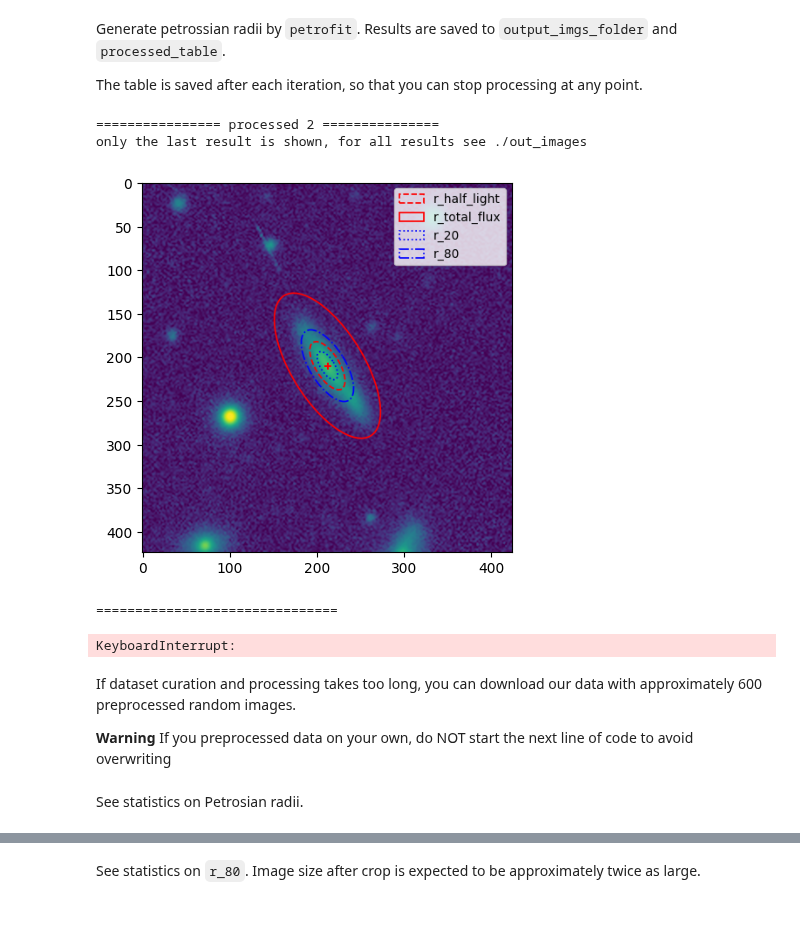
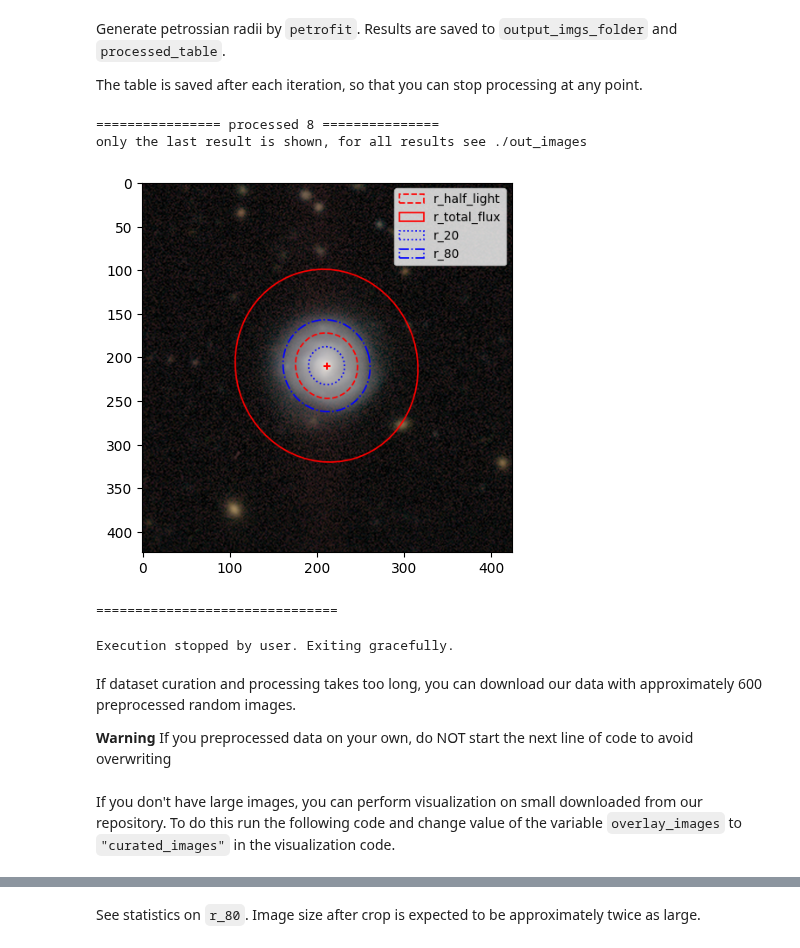
Before and after one commit to mtsizh/galaxy-morphology-manifold-learning, a Jupyter notebook: calculate_petrofit_data.ipynb, the cells around one changed output, grey strips where cells are left out. Drawn from its saved outputs; the diff is of its cells as text; code cells hidden in the pictures; blank space fills up the shorter version.

Commit message:
petrosian radii visualization now works on small and large images

```diff
--- a/calculate_petrofit_data.ipynb
+++ b/calculate_petrofit_data.ipynb
@@ -184,7 +47,7 @@ from google.colab import output
 
 original_table = 'curated_dataset.parquet'
 processed_table = 'petrofit_processed.parquet'
-input_imgs_folder = './curated_imgs'
+input_imgs_folder = './curated_imgs_large'
 output_imgs_folder = './out_images'
 
 
@@ -245,6 +108,7 @@ def create_overlay(name, save_to):
   image_x_0, image_y_0 = pf.get_source_position(source)
   p = pf.Petrosian(r_list, area_arr, flux_arr, flux_err=error_arr, eta=0.2)
 
+  h, w = image_data.shape[:2]
   r_80 = p._calculate_fraction_to_r(.8)[0]
   elong = pf.get_source_elong(source)
   position = pf.get_source_position(source)
@@ -252,69 +116,71 @@ def create_overlay(name, save_to):
   parameters = {
     'r_80': r_80,
     'elong': elong,
-    'position_X': position[0],
-    'position_Y': position[1],
+    'position_X': position[0] - w//2,
+    'position_Y': position[1] - h//2,
     'theta': theta
   }
 
   os.makedirs(os.path.dirname(save_to), exist_ok=True)
 
-  h, w = image_data.shape[:2]
   fig, ax = plt.subplots(figsize=(w/100, h/100), dpi=100)
   ax.imshow(raw_image)
   p.imshow(position=position, elong=elong, theta=theta, lw=1.25)
   plt.legend()
   plt.axis("off")
   fig.subplots_adjust(left=0, right=1, top=1, bottom=0)
   fig.canvas.draw()
   w, h = fig.canvas.get_width_height()
   buf, _ = fig.canvas.print_to_buffer()
   image_pil = Image.frombuffer("RGBA", (w, h), buf, "raw", "RGBA", 0, 1)
   image_pil.save(save_to, format="PNG")
   plt.close('all')
   return parameters
 
 
 if not os.path.isfile(processed_table):
   reset_table(original_table, processed_table)
 df = pd.read_parquet(processed_table)
 
 counter = 0
-for row in df.itertuples():
-  file_path = df.at[row.Index, 'png_loc'].replace('dr5', input_imgs_folder)
-  save_to_file_path = df.at[row.Index, 'png_loc'].replace('dr5', output_imgs_folder)
-  if df.at[row.Index, 'processed']:
-    print(f'skip already processed {file_path}')
-    continue
-  try:
-    parameters = create_overlay(file_path, save_to_file_path)
-  except Exception as e:
-    print(f"Error occurred for {file_path}: {e}")
-    continue
-  for k,v in parameters.items():
-    df.at[row.Index, k] = v
-  df.at[row.Index, 'processed'] = True
-  df.to_parquet(processed_table)
-  output.clear()
-  counter += 1
-  print(f'================ processed {counter} ===============')
-  print(f'only the last result is shown, for all results see {output_imgs_folder}')
-  saved_img = Image.open(save_to_file_path)
-  plt.imshow(saved_img)
-  plt.draw()
-  plt.show()
-  print('===============================')
+try:
+  for row in df.itertuples():
+    file_path = df.at[row.Index, 'png_loc'].replace('dr5', input_imgs_folder)
+    save_to_file_path = df.at[row.Index, 'png_loc'].replace('dr5', output_imgs_folder)
+    if df.at[row.Index, 'processed']:
+      print(f'skip already processed {file_path}')
+      continue
+    try:
+      parameters = create_overlay(file_path, save_to_file_path)
+    except Exception as e:
+      print(f"Error occurred for {file_path}: {e}")
+      continue
+    for k,v in parameters.items():
+      df.at[row.Index, k] = v
+    df.at[row.Index, 'processed'] = True
+    df.to_parquet(processed_table)
+    output.clear()
+    counter += 1
+    print(f'================ processed {counter} ===============')
+    print(f'only the last result is shown, for all results see {output_imgs_folder}')
+    saved_img = Image.open(save_to_file_path)
+    plt.imshow(saved_img)
+    plt.draw()
+    plt.show()
+    print('===============================')
+except KeyboardInterrupt:
+    print("Execution stopped by user. Exiting gracefully.")
 # %% [output]
-================ processed 2 ===============
+================ processed 8 ===============
 only the last result is shown, for all results see ./out_images
-[figure, old version]
+[figure, new version]
 ===============================
-KeyboardInterrupt:
+Execution stopped by user. Exiting gracefully.
 # %% [markdown]
 If dataset curation and processing takes too long, you can download our data with approximately 600 preprocessed random images.
 
 **Warning** If you preprocessed data on your own, do NOT start the next line of code to avoid overwriting
 # %%
 !wget -q https://raw.githubusercontent.com/mtsizh/galaxy-morphology-manifold-learning/main/petrosian_radii/petrofit_processed.parquet
-# %% [markdown]
-See statistics on Petrosian radii.
+# %% [markdown]
+If you don't have large images, you can perform visualization on small downloaded from our repository. To do this run the following code and change value of the variable `overlay_images` to `"curated_images"` in the visualization code.
```
Also changed, not shown: parts of 9 cells of this notebook.
